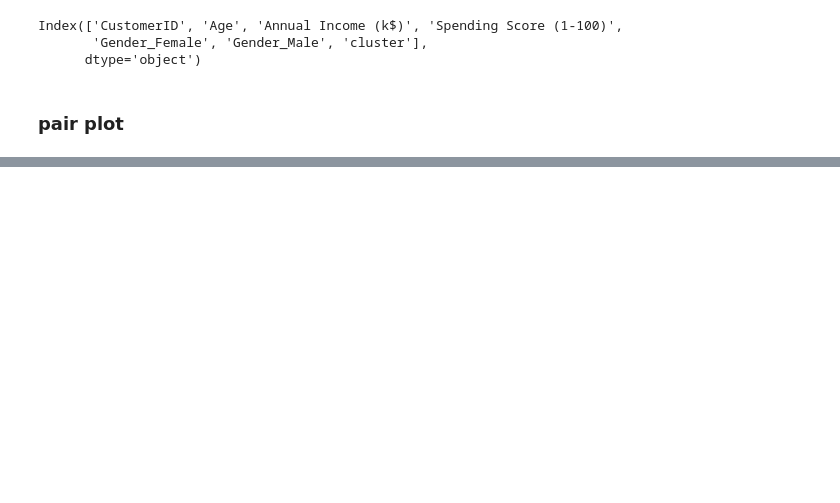
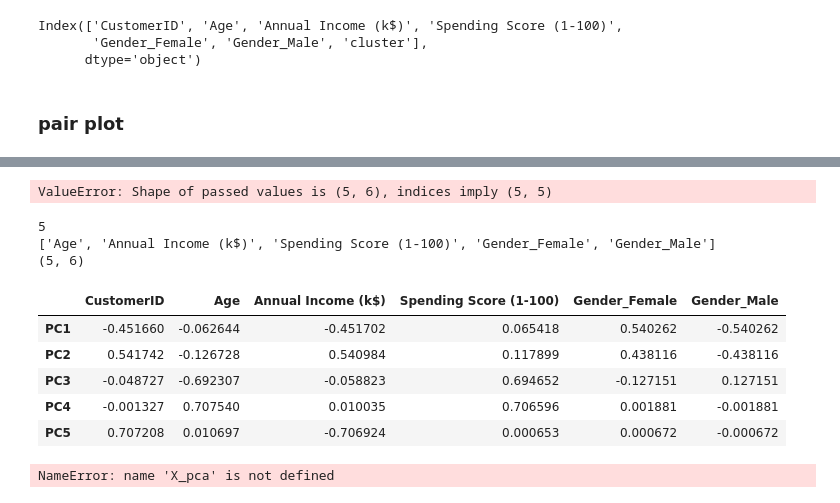
Before and after one commit to SmriteePoudel/DataScience, a Jupyter notebook: Dataset/KMeans.ipynb, the cells around one changed output, grey strips where cells are left out. Saved outputs shown, nothing was run; the diff lists cells and outputs as text; code cells hidden in the pictures; blank space fills up the shorter version.

```diff
--- a/Dataset/KMeans.ipynb
+++ b/Dataset/KMeans.ipynb
@@ -257,0 +274,3 @@ sns.pairplot(
+# %%
+features=[ 'Age', 'Annual Income (k$)', 'Spending Score (1-100)',
+       'Gender_Female', 'Gender_Male']
@@ -257,0 +279,40 @@ sns.pairplot(
+# %%
+from sklearn.decomposition import PCA
+
+pca = PCA(n_components=len(features))
+pca.fit(X_scaled)
+
+loadings = pd.DataFrame( pca.components_, index=features, columns=[f'PC{i+1}' for i in range (len(features))] )
+# %% [output]
+ValueError: Shape of passed values is (5, 6), indices imply (5, 5)
+# %%
+loadings = pd.DataFrame(
+    pca.components_,
+    index=[f'PC{i+1}' for i in range(pca.n_components_)],
+    columns=X.columns
+)
+# %%
+print(len(features))
+print(features)
+print(pca.components_.shape)
+# %% [output]
+5
+['Age', 'Annual Income (k$)', 'Spending Score (1-100)', 'Gender_Female', 'Gender_Male']
+(5, 6)
+# %%
+loadings
+# %% [output]
+|  | CustomerID | Age | Annual Income (k$) | Spending Score (1-100) | Gender_Female | Gender_Male |
+| PC1 | -0.451660 | -0.062644 | -0.451702 | 0.065418 | 0.540262 | -0.540262 |
+| PC2 | 0.541742 | -0.126728 | 0.540984 | 0.117899 | 0.438116 | -0.438116 |
+| PC3 | -0.048727 | -0.692307 | -0.058823 | 0.694652 | -0.127151 | 0.127151 |
+| PC4 | -0.001327 | 0.707540 | 0.010035 | 0.706596 | 0.001881 | -0.001881 |
+| PC5 | 0.707208 | 0.010697 | -0.706924 | 0.000653 | 0.000672 | -0.000672 |
+# %%
+X_pca = pca.transform(X_scaled)
+plt.scatter(X_pca[:, 0], X_pca[:, 1])
+plt.xlabel('PC1')
+plt.ylabel('PC2')
+plt.show()
+# %% [output]
+NameError: name 'X_pca' is not defined
```
Also changed, not shown: parts of 13 cells of this notebook, 4 other files.
